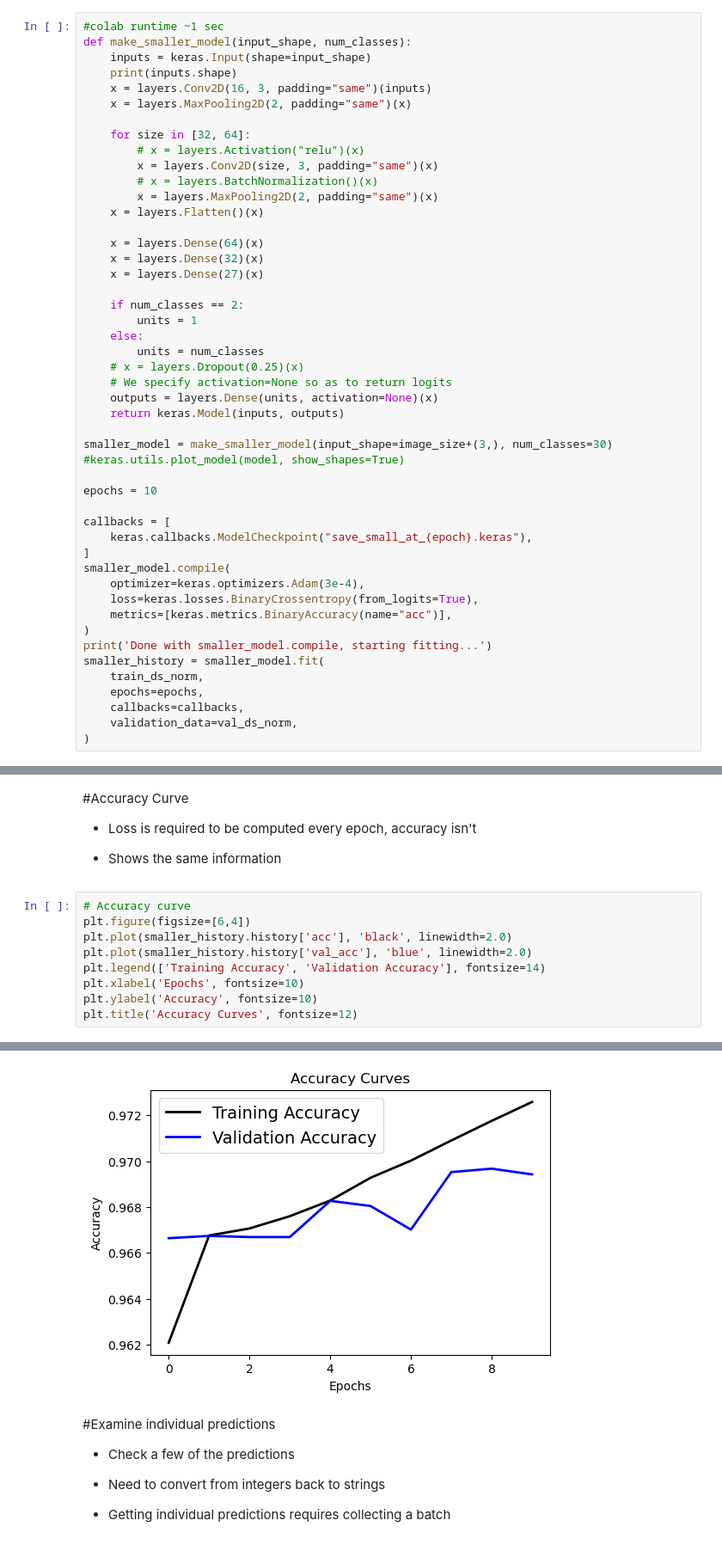
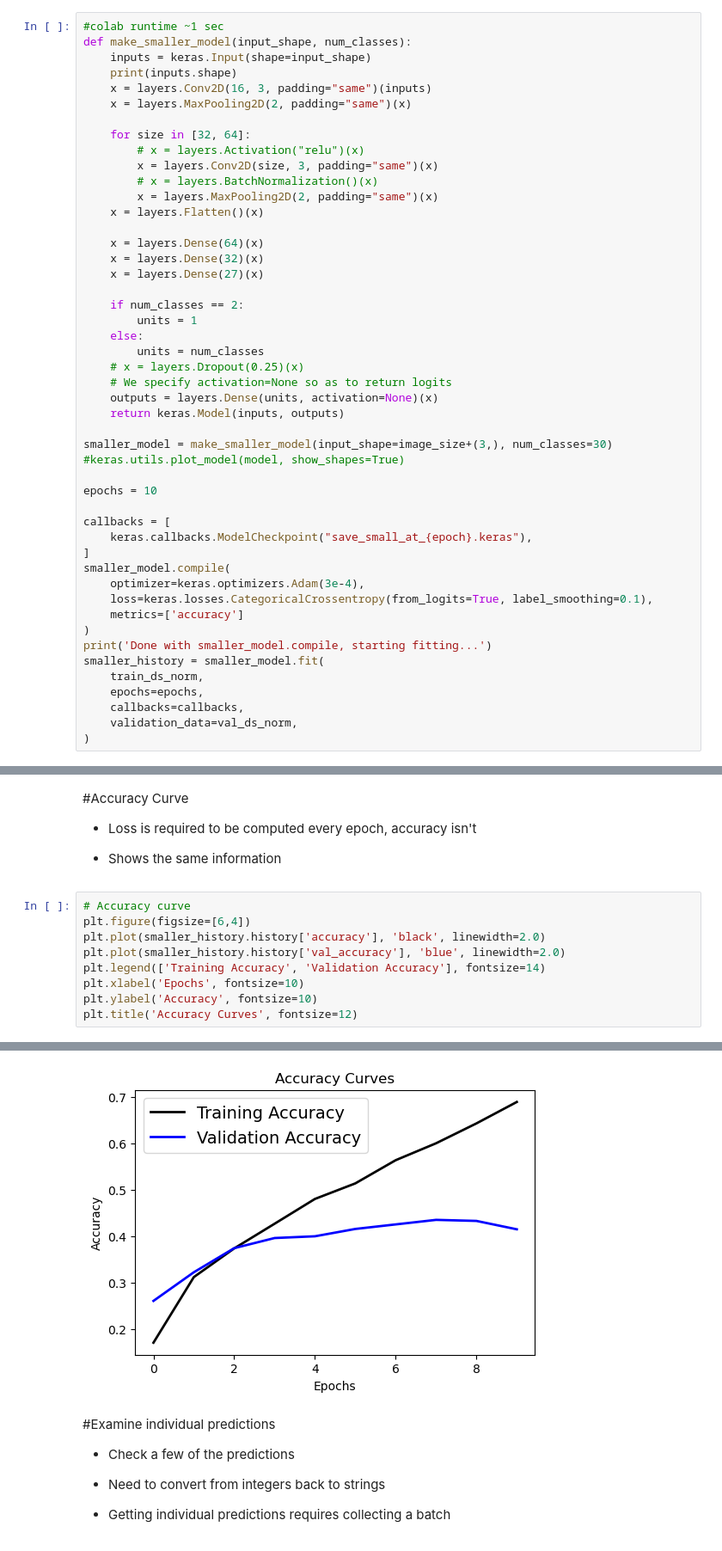
Before and after one commit to SreenivasDheeraj/sioc209-2024-sp, a Jupyter notebook: sioc209-2024-sp/applications/Plankton/plankton_classification.ipynb, the cells around one changed output, grey strips where cells are left out. Shown at 86% size. Cells and saved outputs as stored; diff of their text form.

```diff
--- a/sioc209-2024-sp/applications/Plankton/plankton_classification.ipynb
+++ b/sioc209-2024-sp/applications/Plankton/plankton_classification.ipynb
@@ -268,8 +278,8 @@ callbacks = [
 ]
 smaller_model.compile(
     optimizer=keras.optimizers.Adam(3e-4),
-    loss=keras.losses.BinaryCrossentropy(from_logits=True),
-    metrics=[keras.metrics.BinaryAccuracy(name="acc")],
+    loss=keras.losses.CategoricalCrossentropy(from_logits=True, label_smoothing=0.1),
+    metrics=['accuracy']
 )
 print('Done with smaller_model.compile, starting fitting...')
 smaller_history = smaller_model.fit(
@@ -324,15 +334,15 @@ Text(0.5, 1.0, 'Loss Curves')
 # %%
 # Accuracy curve
 plt.figure(figsize=[6,4])
-plt.plot(smaller_history.history['acc'], 'black', linewidth=2.0)
-plt.plot(smaller_history.history['val_acc'], 'blue', linewidth=2.0)
+plt.plot(smaller_history.history['accuracy'], 'black', linewidth=2.0)
+plt.plot(smaller_history.history['val_accuracy'], 'blue', linewidth=2.0)
 plt.legend(['Training Accuracy', 'Validation Accuracy'], fontsize=14)
 plt.xlabel('Epochs', fontsize=10)
 plt.ylabel('Accuracy', fontsize=10)
 plt.title('Accuracy Curves', fontsize=12)
 # %% [output]
 Text(0.5, 1.0, 'Accuracy Curves')
-[figure, old version]
+[figure, new version]
 # %% [markdown]
 #Examine individual predictions
 
```
Also changed, not shown: parts of 17 cells of this notebook, 17 other files.
